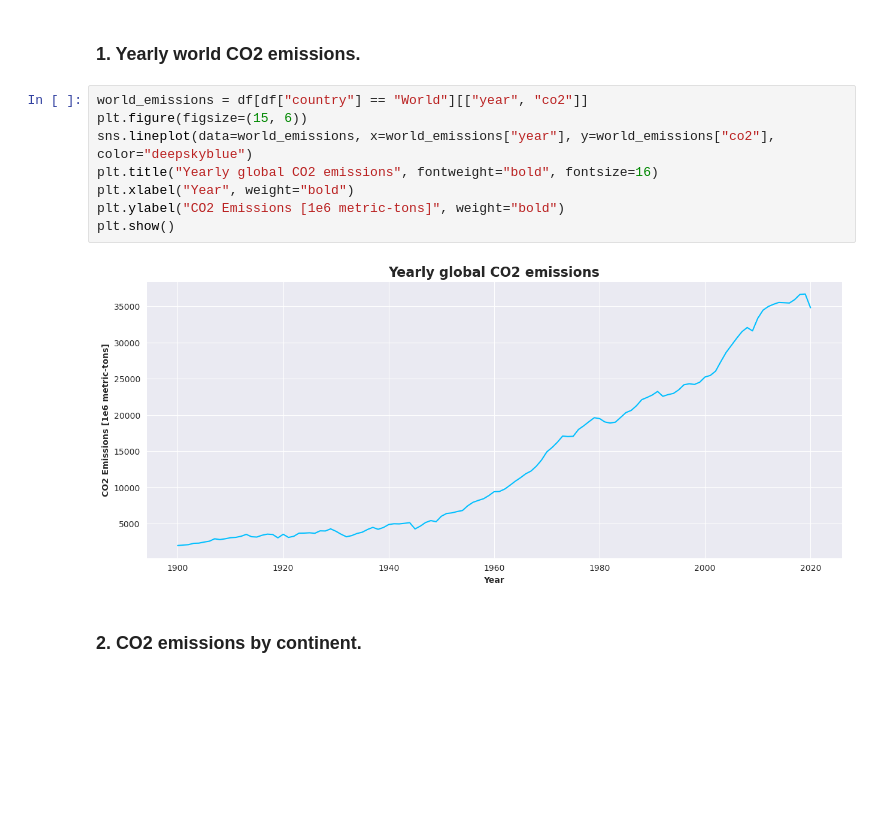
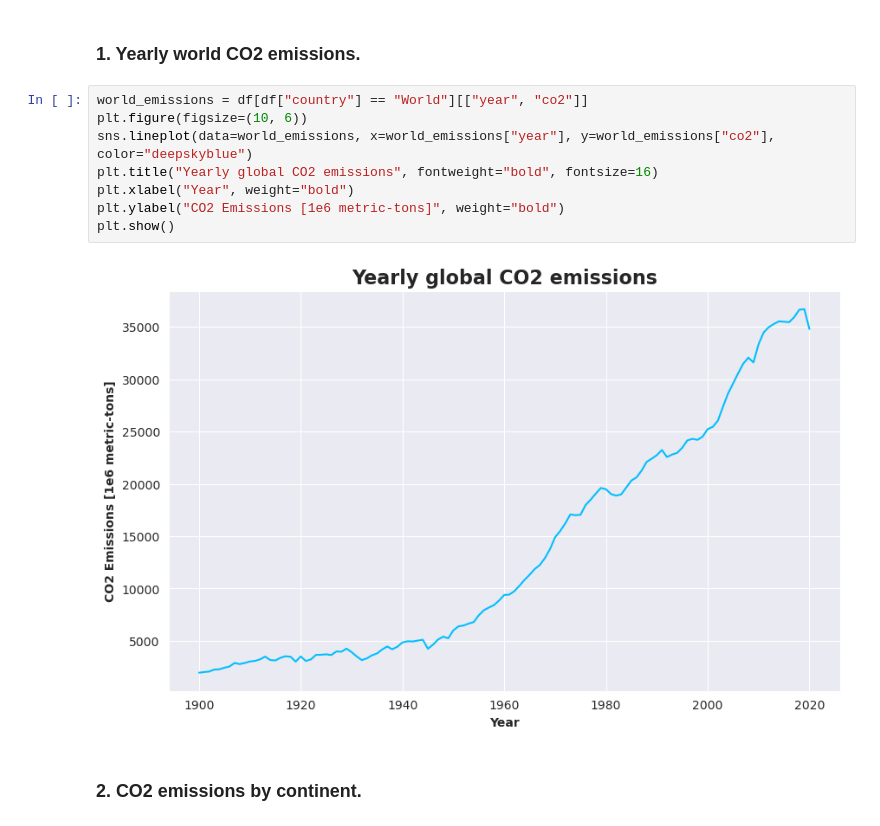
Before and after one commit to alexcaicedo/co2-project, a Jupyter notebook: co2.ipynb, the cells around one changed output. Drawn from its saved outputs; the diff is of its cells as text; blank space fills up the shorter version.

Commit message:
Created some plots

```diff
--- a/co2.ipynb
+++ b/co2.ipynb
@@ -324,14 +324,14 @@ msno.matrix(df, color=(0.3, 0.36, 0.44))
 ### **1. Yearly world CO2 emissions.**
 # %%
 world_emissions = df[df["country"] == "World"][["year", "co2"]]
-plt.figure(figsize=(15, 6))
+plt.figure(figsize=(10, 6))
 sns.lineplot(data=world_emissions, x=world_emissions["year"], y=world_emissions["co2"], color="deepskyblue")
 plt.title("Yearly global CO2 emissions", fontweight="bold", fontsize=16)
 plt.xlabel("Year", weight="bold")
 plt.ylabel("CO2 Emissions [1e6 metric-tons]", weight="bold")
 plt.show()
 # %% [output]
-[figure, old version]
+[figure, new version]
 # %% [markdown]
 ### **2. CO2 emissions by continent.**
 # %%
```
Also changed, not shown: parts of 8 cells of this notebook.
